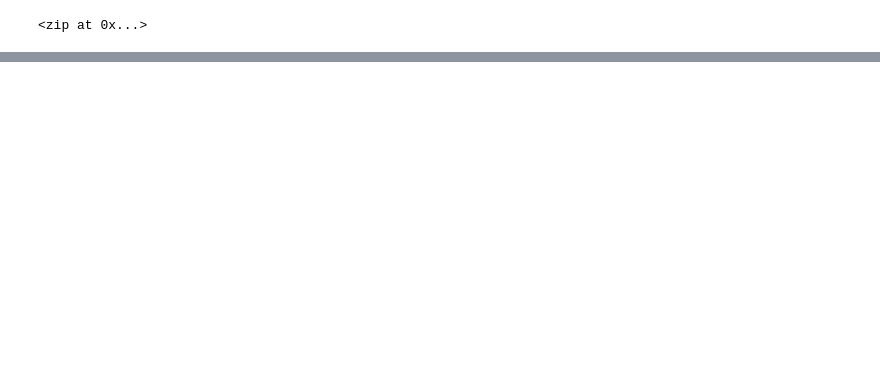
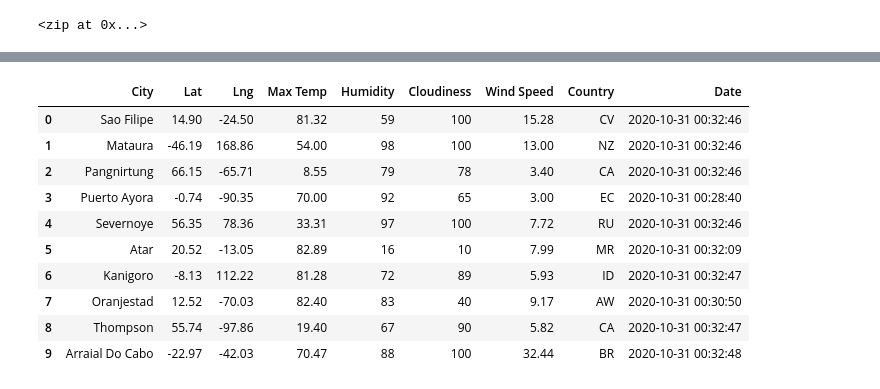
Before and after one commit to stacychandisingh/World_Weather_Analysis, a Jupyter notebook: WeatherPy.ipynb, the cells around one changed output, grey strips where cells are left out. Cells and saved outputs as stored; diff of their text form; code cells hidden in the pictures; blank space fills up the shorter version.

```diff
--- a/WeatherPy.ipynb
+++ b/WeatherPy.ipynb
@@ -53,0 +147,16 @@ len(cities)
+# %%
+# Convert the array of dictionaries to a Pandas DataFrame.
+city_data_df = pd.DataFrame(city_data)
+city_data_df.head(10)
+# %% [output]
+|  | City | Lat | Lng | Max Temp | Humidity | Cloudiness | Wind Speed | Country | Date |
+| 0 | Sao Filipe | 14.90 | -24.50 | 81.32 | 59 | 100 | 15.28 | CV | 2020-10-31 00:32:46 |
+| 1 | Mataura | -46.19 | 168.86 | 54.00 | 98 | 100 | 13.00 | NZ | 2020-10-31 00:32:46 |
+| 2 | Pangnirtung | 66.15 | -65.71 | 8.55 | 79 | 78 | 3.40 | CA | 2020-10-31 00:32:46 |
+| 3 | Puerto Ayora | -0.74 | -90.35 | 70.00 | 92 | 65 | 3.00 | EC | 2020-10-31 00:28:40 |
+| 4 | Severnoye | 56.35 | 78.36 | 33.31 | 97 | 100 | 7.72 | RU | 2020-10-31 00:32:46 |
+| 5 | Atar | 20.52 | -13.05 | 82.89 | 16 | 10 | 7.99 | MR | 2020-10-31 00:32:09 |
+| 6 | Kanigoro | -8.13 | 112.22 | 81.28 | 72 | 89 | 5.93 | ID | 2020-10-31 00:32:47 |
+| 7 | Oranjestad | 12.52 | -70.03 | 82.40 | 83 | 40 | 9.17 | AW | 2020-10-31 00:30:50 |
+| 8 | Thompson | 55.74 | -97.86 | 19.40 | 67 | 90 | 5.82 | CA | 2020-10-31 00:32:47 |
+| 9 | Arraial Do Cabo | -22.97 | -42.03 | 70.47 | 88 | 100 | 32.44 | BR | 2020-10-31 00:32:48 |
```
Also changed, not shown: parts of 9 cells of this notebook, 1 other file.
